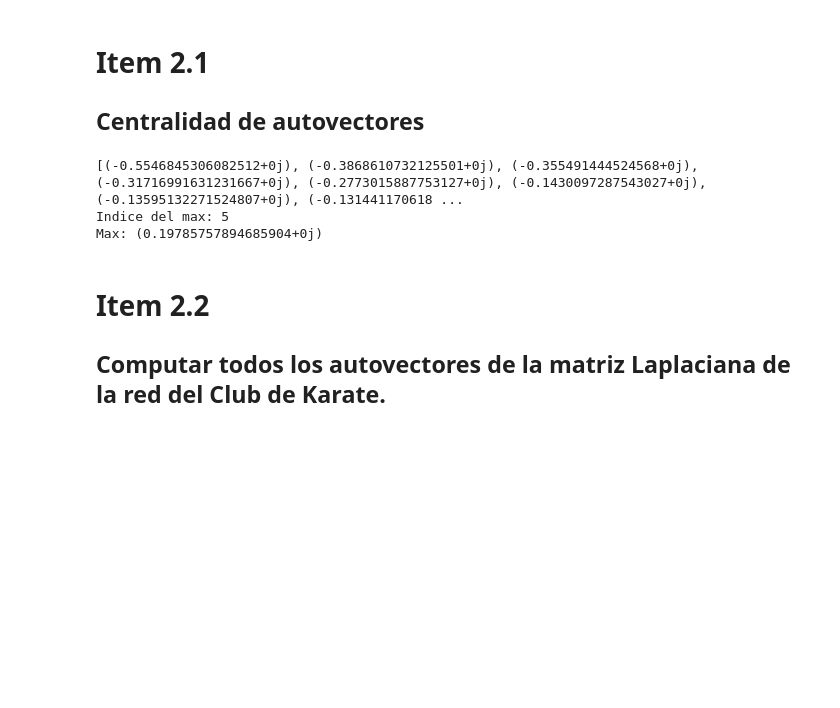
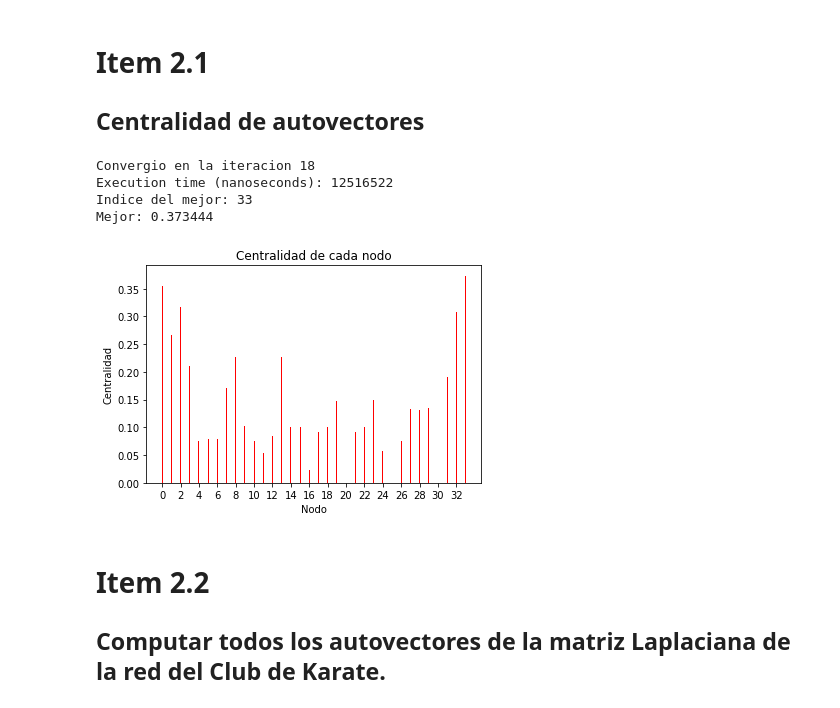
Before and after one commit to elgrandt/metodos-2022, a Jupyter notebook: TP2/python/seccion2.ipynb, the cells around one changed output. Drawn from its saved outputs; the diff is of its cells as text; code cells hidden in the pictures; blank space fills up the shorter version.

```diff
--- a/TP2/python/seccion2.ipynb
+++ b/TP2/python/seccion2.ipynb
@@ -10 +11,4 @@ import os
+# %%
+ruta_del_ejecutable = "../src/tp2"
+np.random.seed(10)
 # %%
@@ -14,9 +47,9 @@ def metodo_de_la_potencia(matriz):
 # Item 2.1
 ## Centralidad de autovectores
 # %%
-def calcular_centralidad(matriz):
+def calcular_centralidad_python(matriz):
     # Calcular autovectores y autovalores
-    autovalores, autovectores = metodo_de_la_potencia(matriz)
+    autovalores, autovectores = np.linalg.eig(matriz)
     # Obtenemos el autovector más grande que define la centralidad
     autovalor_mas_grande_index = 0
     for i in range(len(autovalores)):
@@ -24,25 +57,44 @@ def calcular_centralidad(matriz):
             autovalor_mas_grande_index = i
     autovector_mas_grande = autovectores[autovalor_mas_grande_index]
     return autovector_mas_grande
+# %%
+def calcular_centralidad(matriz):
+    # como el algoritmo c++ devuelve los autovalores en orden, solo necesitamos el autovector asociado primero (el mas grande)
+    aurovalores, autovectores = ejecutar_algoritmo_cpp(matriz, 1, 100000, 1e-7)
+    return autovectores[:, 0]
 # %%
 # Levantamos la matriz
 f = open("../tests/karateclub_matriz.txt", "r")
 i = 0
 matriz_karate=0
 for line in f:
     if (i == 0):
         size = len(line.split(" "))
         matriz_karate = np.zeros((size, size))
     matriz_karate[i, :] = [float(current) for current in line.split(" ")]
     i += 1
 centralidad = calcular_centralidad(matriz_karate)
-print(centralidad)
-print("Indice del max:", np.argmax(centralidad))
-print("Max:", np.max(centralidad))
+print("Indice del mejor:", np.argmax(centralidad))
+print("Mejor:", np.max(centralidad))
+# autovalores, autovectores = metodo_de_la_potencia(matriz_karate)
+# print(list(enumerate(sorted(abs(autovalores)))))
+# print((matriz_karate==matriz_karate.T).all())
+plt.figure(1, figsize=(6, 4))
+plt.bar([i for i in range(len(centralidad))], centralidad, color="r", width=.1)
+plt.xticks(range(0, len(centralidad), 2))
+plt.xlabel("Nodo")
+plt.ylabel("Centralidad")
+plt.title("Centralidad de cada nodo")
+
+plt.savefig('./graficos/centralidad.png')
+plt.show()
+plt.close()
 # %% [output]
-[(-0.5546845306082512+0j), (-0.3868610732125501+0j), (-0.355491444524568+0j), (-0.31716991631231667+0j), (-0.2773015887753127+0j), (-0.1430097287543027+0j), (-0.13595132271524807+0j), (-0.131441170618 ...
-Indice del max: 5
-Max: (0.19785757894685904+0j)
+Convergio en la iteracion 18
+Execution time (nanoseconds): 12516522
+Indice del mejor: 33
+Mejor: 0.373444
+[figure, added]
 # %% [markdown]
 # Item 2.2
 ## Computar todos los autovectores de la matriz Laplaciana de la red del Club de Karate.
```
Also changed, not shown: parts of 6 cells of this notebook, 13 other files.
